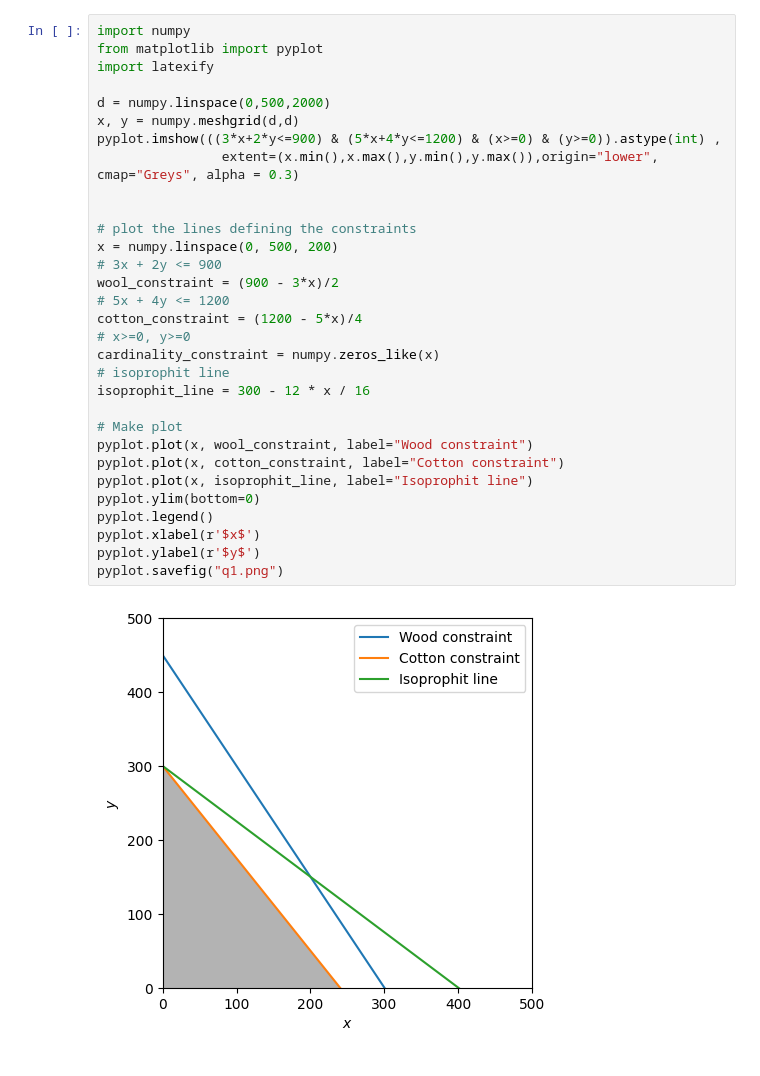
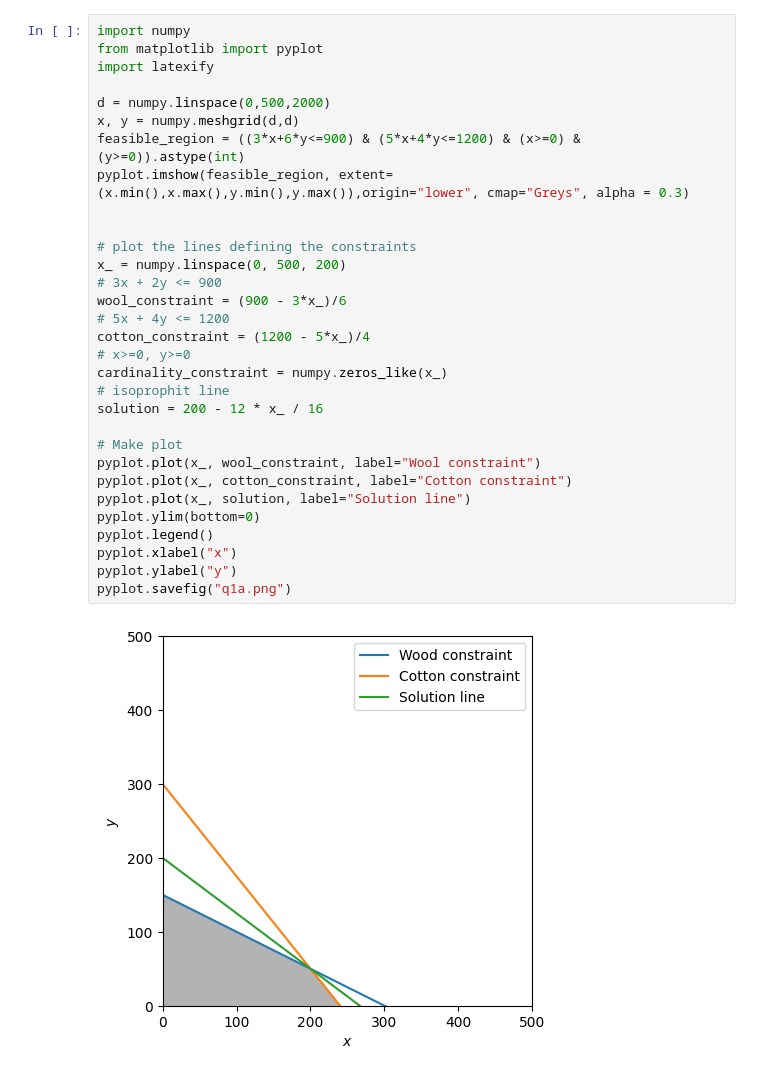
Before and after one commit to gecitemre/semester5, a Jupyter notebook: IE407/Homework 1/Solution/q1.ipynb, the cells around one changed output. Cells and saved outputs as stored; diff of their text form.

```diff
--- a/IE407/Homework 1/Solution/q1.ipynb
+++ b/IE407/Homework 1/Solution/q1.ipynb
@@ -1,33 +1,33 @@
 # %%
 import numpy
 from matplotlib import pyplot
 import latexify
 
 d = numpy.linspace(0,500,2000)
 x, y = numpy.meshgrid(d,d)
-pyplot.imshow(((3*x+2*y<=900) & (5*x+4*y<=1200) & (x>=0) & (y>=0)).astype(int) ,
-                extent=(x.min(),x.max(),y.min(),y.max()),origin="lower", cmap="Greys", alpha = 0.3)
+feasible_region = ((3*x+6*y<=900) & (5*x+4*y<=1200) & (x>=0) & (y>=0)).astype(int)
+pyplot.imshow(feasible_region, extent=(x.min(),x.max(),y.min(),y.max()),origin="lower", cmap="Greys", alpha = 0.3)
 
 
 # plot the lines defining the constraints
-x = numpy.linspace(0, 500, 200)
+x_ = numpy.linspace(0, 500, 200)
 # 3x + 2y <= 900
-wool_constraint = (900 - 3*x)/2
+wool_constraint = (900 - 3*x_)/6
 # 5x + 4y <= 1200
-cotton_constraint = (1200 - 5*x)/4
+cotton_constraint = (1200 - 5*x_)/4
 # x>=0, y>=0
-cardinality_constraint = numpy.zeros_like(x)
+cardinality_constraint = numpy.zeros_like(x_)
 # isoprophit line
-isoprophit_line = 300 - 12 * x / 16
+solution = 200 - 12 * x_ / 16
 
 # Make plot
-pyplot.plot(x, wool_constraint, label="Wood constraint")
-pyplot.plot(x, cotton_constraint, label="Cotton constraint")
-pyplot.plot(x, isoprophit_line, label="Isoprophit line")
+pyplot.plot(x_, wool_constraint, label="Wool constraint")
+pyplot.plot(x_, cotton_constraint, label="Cotton constraint")
+pyplot.plot(x_, solution, label="Solution line")
 pyplot.ylim(bottom=0)
 pyplot.legend()
-pyplot.xlabel(r'$x$')
-pyplot.ylabel(r'$y$')
-pyplot.savefig("q1.png")
+pyplot.xlabel("x")
+pyplot.ylabel("y")
+pyplot.savefig("q1a.png")
 # %% [output]
-[figure, old version]
+[figure, new version]
```
Also changed, not shown: parts of 3 cells of this notebook, 2 other files.
